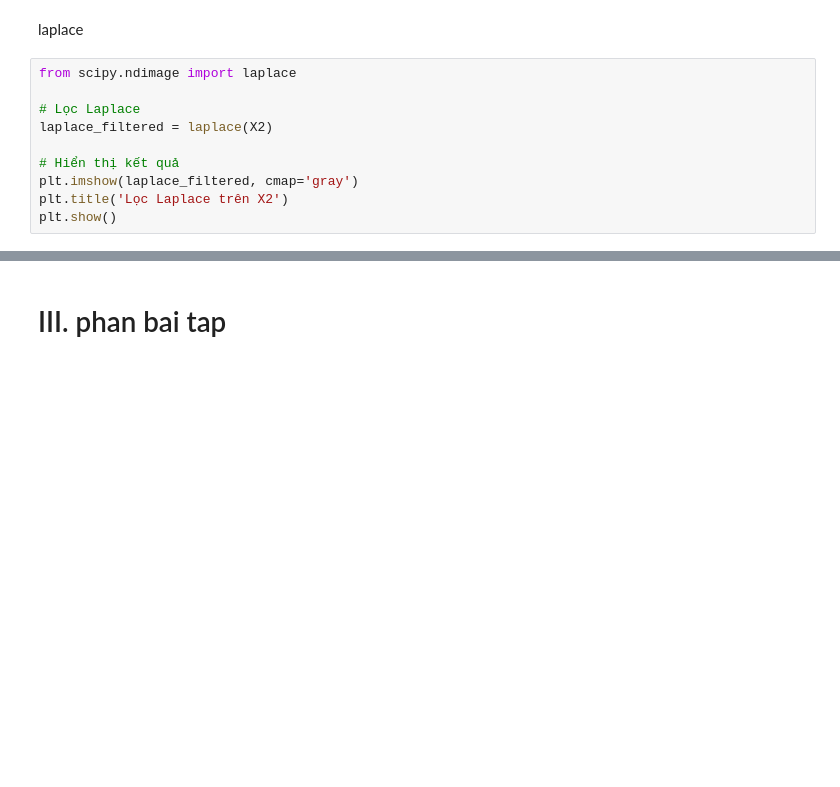
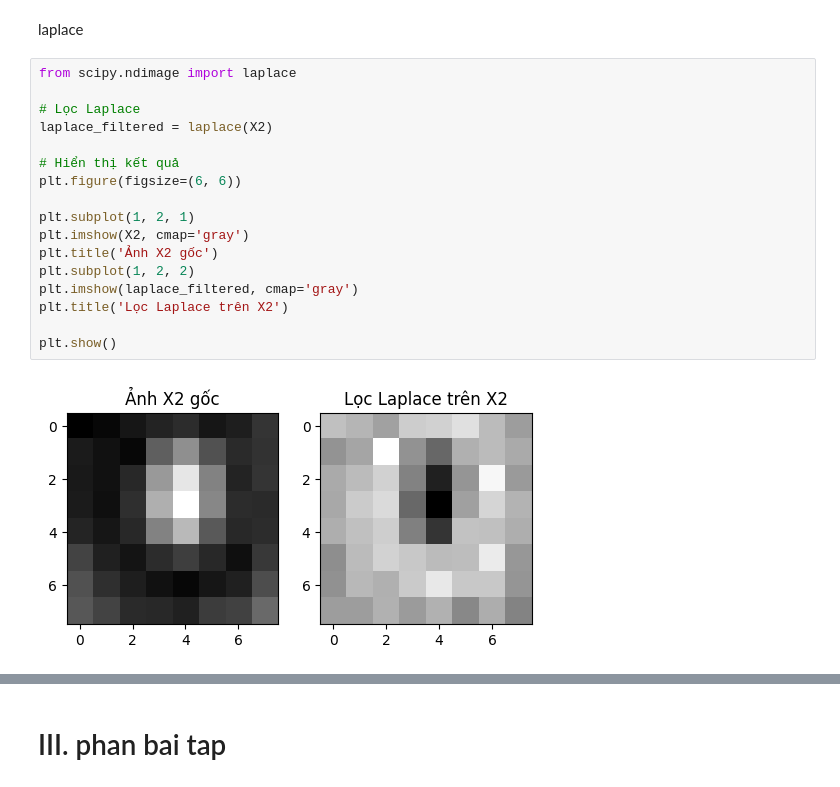
Before and after one commit to ndtwork/OpenCV-xu-ly-anh2.0, a Jupyter notebook: notebook/baitap.ipynb, the cells around one changed output, grey strips where cells are left out. Drawn from its saved outputs; the diff is of its cells as text; blank space fills up the shorter version.

```diff
--- a/notebook/baitap.ipynb
+++ b/notebook/baitap.ipynb
@@ -208,10 +208,19 @@ laplace
 # %%
 from scipy.ndimage import laplace
 
 # Lọc Laplace
 laplace_filtered = laplace(X2)
 
 # Hiển thị kết quả
+plt.figure(figsize=(6, 6))
+
+plt.subplot(1, 2, 1)
+plt.imshow(X2, cmap='gray')
+plt.title('Ảnh X2 gốc')
+plt.subplot(1, 2, 2)
 plt.imshow(laplace_filtered, cmap='gray')
 plt.title('Lọc Laplace trên X2')
+
 plt.show()
+# %% [output]
+[figure, added]
```
Also changed, not shown: parts of 5 cells of this notebook.
